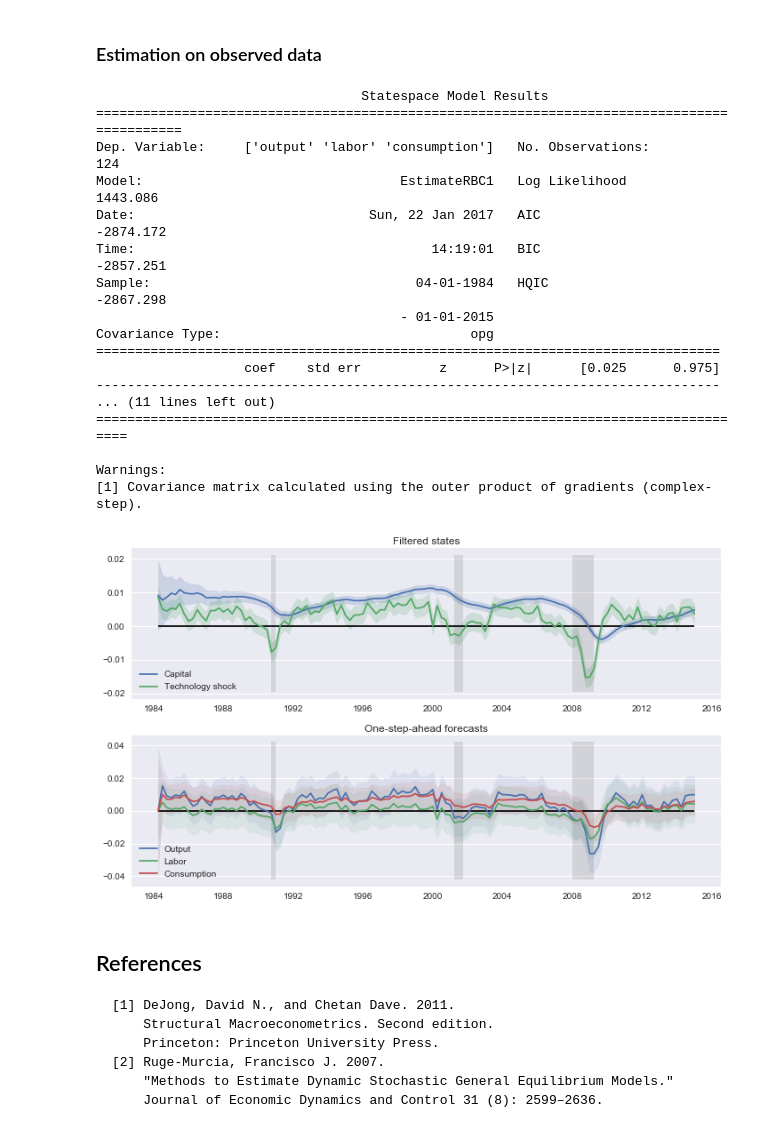
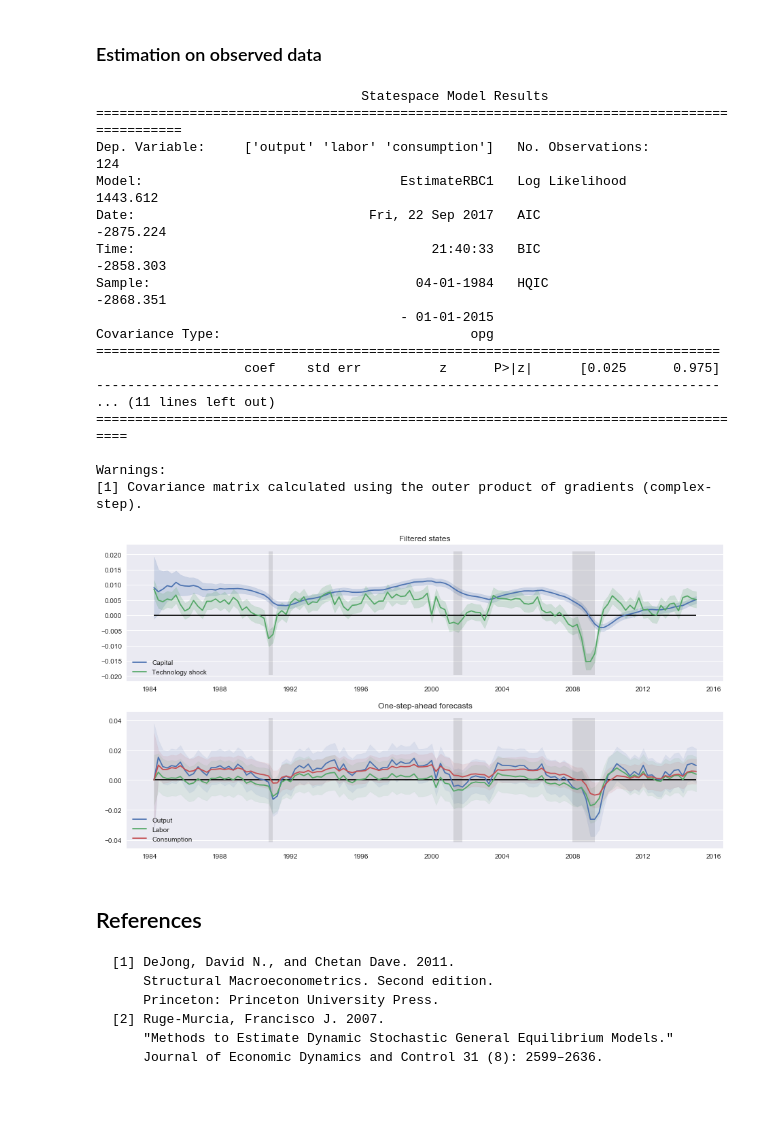
Before and after one commit to ChadFulton/tsa-notebooks, a Jupyter notebook: estimating_rbc.ipynb, the cells around one changed output. Drawn from its saved outputs; the diff is of its cells as text; code cells hidden in the pictures; blank space fills up the shorter version.

```diff
--- a/estimating_rbc.ipynb
+++ b/estimating_rbc.ipynb
@@ -1220,7 +1224,7 @@ class EstimateRBC1(sm.tsa.statespace.MLEModel):
         constrained = np.zeros(unconstrained.shape, unconstrained.dtype)
 
         # Discount rate is between 0 and 1
-        constrained[0] = 1 / (1 + np.exp(unconstrained[0])) - 1e-4
+        constrained[0] = max(1 / (1 + np.exp(unconstrained[0])) - 1e-4, 1e-4)
         # Technology shock persistence is between -1 and 1
         constrained[1] = unconstrained[1] / (1 + np.abs(unconstrained[1]))
         # Technology shock std. dev. is positive
@@ -1279,7 +1283,8 @@ sim_mod = EstimateRBC1(
     measurement_errors=True
 )
 
-sim_res = sim_mod.fit(maxiter=1000, information_matrix_type='oim')
+# sim_res = sim_mod.fit(maxiter=1000, information_matrix_type='oim')
+sim_res = sim_mod.fit(maxiter=1000)
 
 print sim_res.summary()
 # %% [output]
@@ -1303,5 +1308,5 @@ Warnings:
 # %%
-fig, axes = plt.subplots(2, 1, figsize=(10,6))
+fig, axes = plt.subplots(2, 1, figsize=(13,7))
 
 # Filtered states confidence intervals
 states_cov = np.diagonal(sim_res.filtered_state_cov).T
@@ -1362,10 +1367,10 @@ print econ_res.summary()
                                   Statespace Model Results
 ============================================================================================
 Dep. Variable:     ['output' 'labor' 'consumption']   No. Observations:                  124
-Model:                                 EstimateRBC1   Log Likelihood                1443.086
-Date:                              Sun, 22 Jan 2017   AIC                          -2874.172
-Time:                                      14:19:01   BIC                          -2857.251
-Sample:                                  04-01-1984   HQIC                         -2867.298
+Model:                                 EstimateRBC1   Log Likelihood                1443.612
+Date:                              Fri, 22 Sep 2017   AIC                          -2875.224
+Time:                                      21:40:33   BIC                          -2858.303
+Sample:                                  04-01-1984   HQIC                         -2868.351
                                        - 01-01-2015
 Covariance Type:                                opg
 ================================================================================
@@ -1377,7 +1382,7 @@ Covariance Type:                                opg
 Warnings:
 [1] Covariance matrix calculated using the outer product of gradients (complex-step).
 # %%
-fig, axes = plt.subplots(2, 1, figsize=(10,6))
+fig, axes = plt.subplots(2, 1, figsize=(13,7))
 
 # Filtered states confidence intervals
 states_cov = np.diagonal(econ_res.filtered_state_cov).T
@@ -1392,37 +1397,37 @@ lines, = ax.plot(dates, econ_res.filtered_state[1], label='Technology shock')
 ax.fill_between(dates, states_lower[1], states_upper[1], color=lines.get_color(), alpha=0.2)
 
 ylim = ax.get_ylim()
-ax.fill_between(dates[:-3], ylim[0]+1e-4, ylim[1]-1e-4, rec, facecolor='k', alpha=0.1)
+ax.fill_between(dates, ylim[0]+1e-4, ylim[1]-1e-4, rec, facecolor='k', alpha=0.1)
 
 ax.hlines(0, dates[0], dates[-1])
 
 ax.set_title('Filtered states')
 ax.legend(loc='lower left')
 ax.xaxis.grid()
 
 ax = axes[1]
 
 # One-step-ahead forecasts confidence intervals
 forecasts_cov = np.diagonal(econ_res.forecasts_error_cov).T
 forecasts_upper = econ_res.forecasts + 1.96 * forecasts_cov**0.5
 forecasts_lower = econ_res.forecasts - 1.96 * forecasts_cov**0.5
 
 for i in range(econ_mod.k_endog):
     lines, = ax.plot(dates, econ_res.forecasts[i], label=econ_mod.endog_names[i].title())
     ax.fill_between(dates, forecasts_lower[i], forecasts_upper[i], color=lines.get_color(), alpha=0.1)
 
 ylim = ax.get_ylim()
-ax.fill_between(dates[:-3], ylim[0]+1e-4, ylim[1]-1e-4, rec, facecolor='k', alpha=0.1)
+ax.fill_between(dates, ylim[0]+1e-4, ylim[1]-1e-4, rec, facecolor='k', alpha=0.1)
 
 ax.hlines(0, dates[0], dates[-1])
 
 ax.set_title('One-step-ahead forecasts')
 ax.legend(loc='lower left')
 ax.xaxis.grid()
 
 fig.tight_layout();
 # %% [output]
-[figure, old version]
+[figure, new version]
 # %% [markdown]
 ## References
 
```
Also changed, not shown: parts of 5 cells of this notebook.
